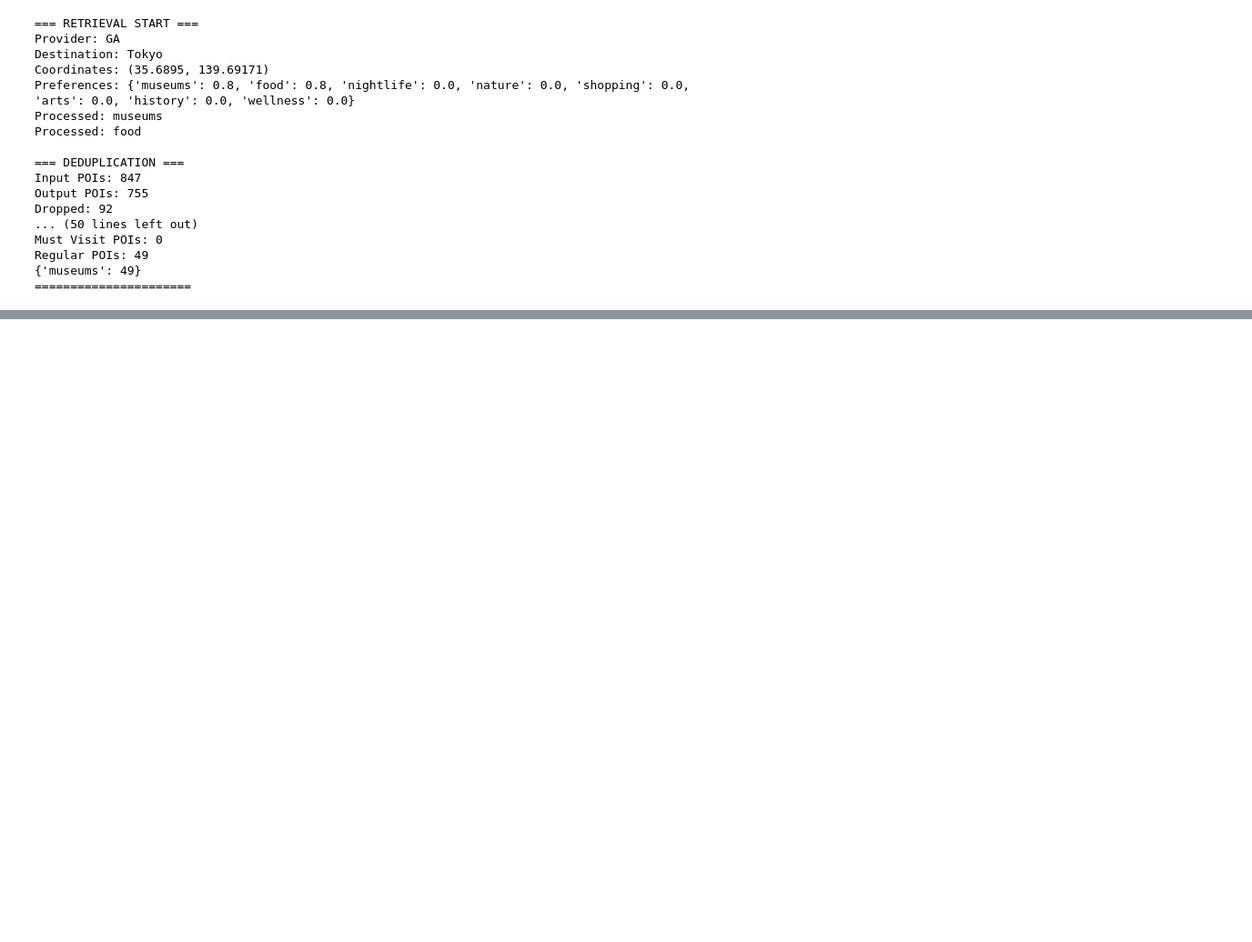
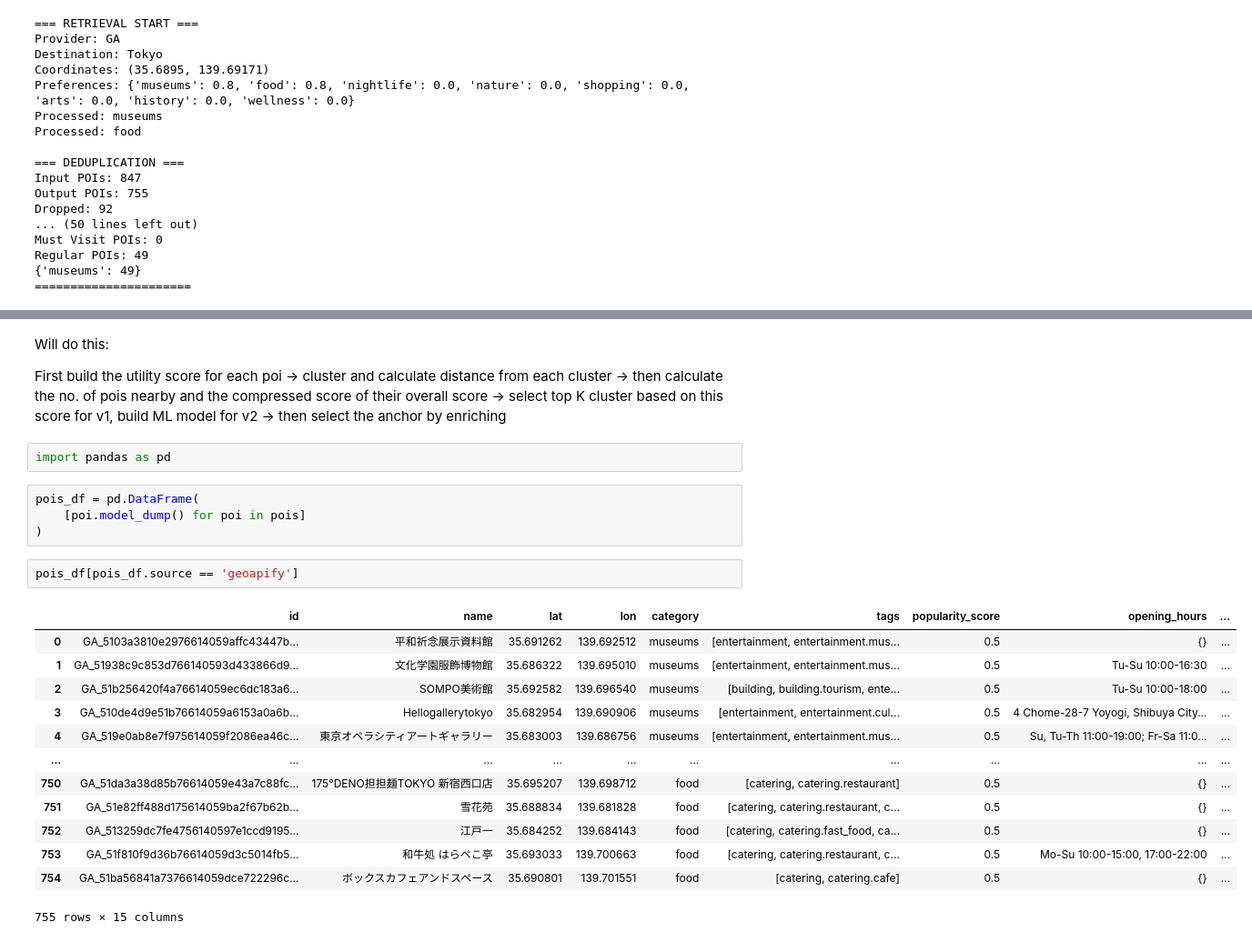
Before and after one commit to MerakiNanashi/Travelara-ai, a Jupyter notebook: experiments/exp_02.ipynb, the cells around one changed output, grey strips where cells are left out. Shown at 91% size. Cells and saved outputs as stored; diff of their text form; blank space fills up the shorter version.

Commit message:
feat(clustering): Updated pre-cluster filter and clustering service

```diff
--- a/experiments/exp_02.ipynb
+++ b/experiments/exp_02.ipynb
@@ -278,0 +459,26 @@ count
+# %% [markdown]
+Will do this:
+
+First build the utility score for each poi -> cluster and calculate distance from each cluster -> then calculate the no. of pois nearby and the compressed score of their overall score -> select top K cluster based on this score for v1, build ML model for v2 -> then select the anchor by enriching
+# %%
+import pandas as pd
+# %%
+pois_df = pd.DataFrame(
+    [poi.model_dump() for poi in pois]
+)
+# %%
+pois_df[pois_df.source == 'geoapify']
+# %% [output]
+|  | id | name | lat | lon | category | tags | popularity_score | opening_hours | ... |
+| 0 | GA_5103a3810e2976614059affc43447b... | 平和祈念展示資料館 | 35.691262 | 139.692512 | museums | [entertainment, entertainment.mus... | 0.5 | {} | ... |
+| 1 | GA_51938c9c853d766140593d433866d9... | 文化学園服飾博物館 | 35.686322 | 139.695010 | museums | [entertainment, entertainment.mus... | 0.5 | Tu-Su 10:00-16:30 | ... |
+| 2 | GA_51b256420f4a76614059ec6dc183a6... | SOMPO美術館 | 35.692582 | 139.696540 | museums | [building, building.tourism, ente... | 0.5 | Tu-Su 10:00-18:00 | ... |
+| 3 | GA_510de4d9e51b76614059a6153a0a6b... | Hellogallerytokyo | 35.682954 | 139.690906 | museums | [entertainment, entertainment.cul... | 0.5 | 4 Chome-28-7 Yoyogi, Shibuya City... | ... |
+| 4 | GA_519e0ab8e7f975614059f2086ea46c... | 東京オペラシティアートギャラリー | 35.683003 | 139.686756 | museums | [entertainment, entertainment.mus... | 0.5 | Su, Tu-Th 11:00-19:00; Fr-Sa 11:0... | ... |
+| ... | ... | ... | ... | ... | ... | ... | ... | ... | ... |
+| 750 | GA_51da3a38d85b76614059e43a7c88fc... | 175°DENO担担麺TOKYO 新宿西口店 | 35.695207 | 139.698712 | food | [catering, catering.restaurant] | 0.5 | {} | ... |
+| 751 | GA_51e82ff488d175614059ba2f67b62b... | 雪花苑 | 35.688834 | 139.681828 | food | [catering, catering.restaurant, c... | 0.5 | {} | ... |
+| 752 | GA_513259dc7fe4756140597e1ccd9195... | 江戸一 | 35.684252 | 139.684143 | food | [catering, catering.fast_food, ca... | 0.5 | {} | ... |
+| 753 | GA_51f810f9d36b76614059d3c5014fb5... | 和牛処 はらぺこ亭 | 35.693033 | 139.700663 | food | [catering, catering.restaurant, c... | 0.5 | Mo-Su 10:00-15:00, 17:00-22:00 | ... |
+| 754 | GA_51ba56841a7376614059dce722296c... | ボックスカフェアンドスペース | 35.690801 | 139.701551 | food | [catering, catering.cafe] | 0.5 | {} | ... |
+755 rows × 15 columns
```
Also changed, not shown: parts of 19 cells of this notebook, 11 other files.
